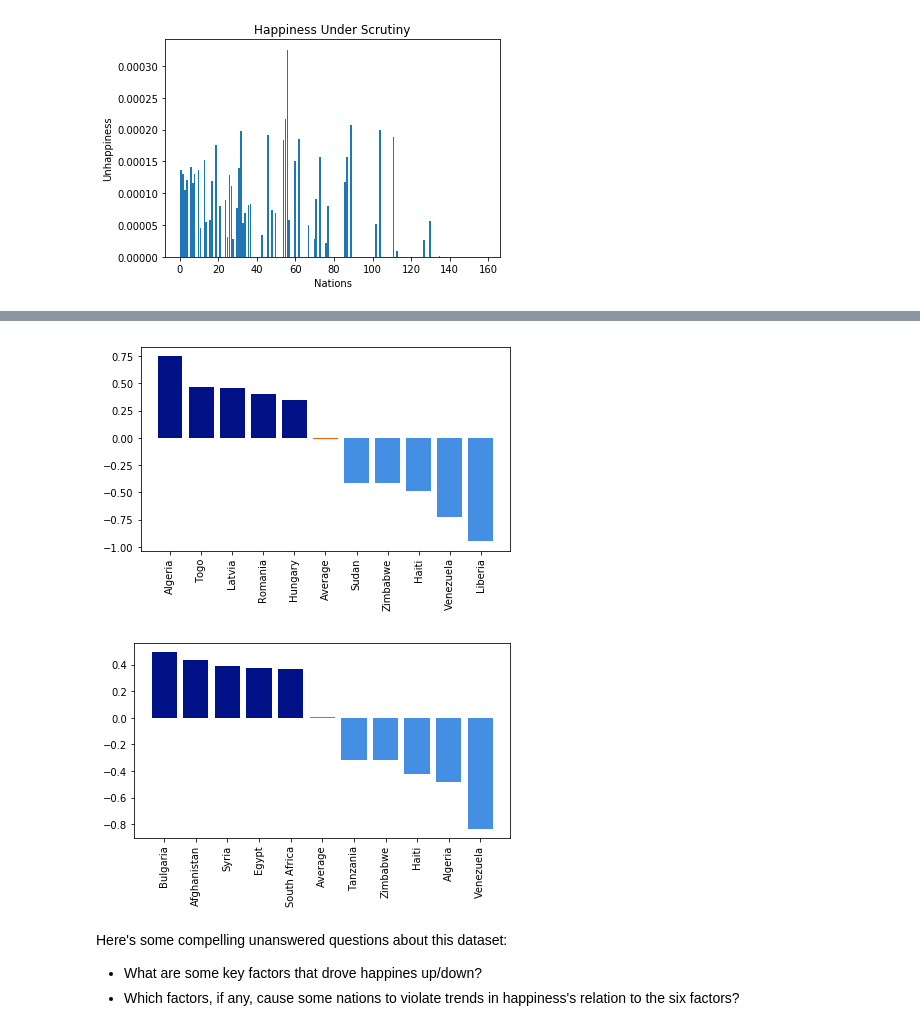
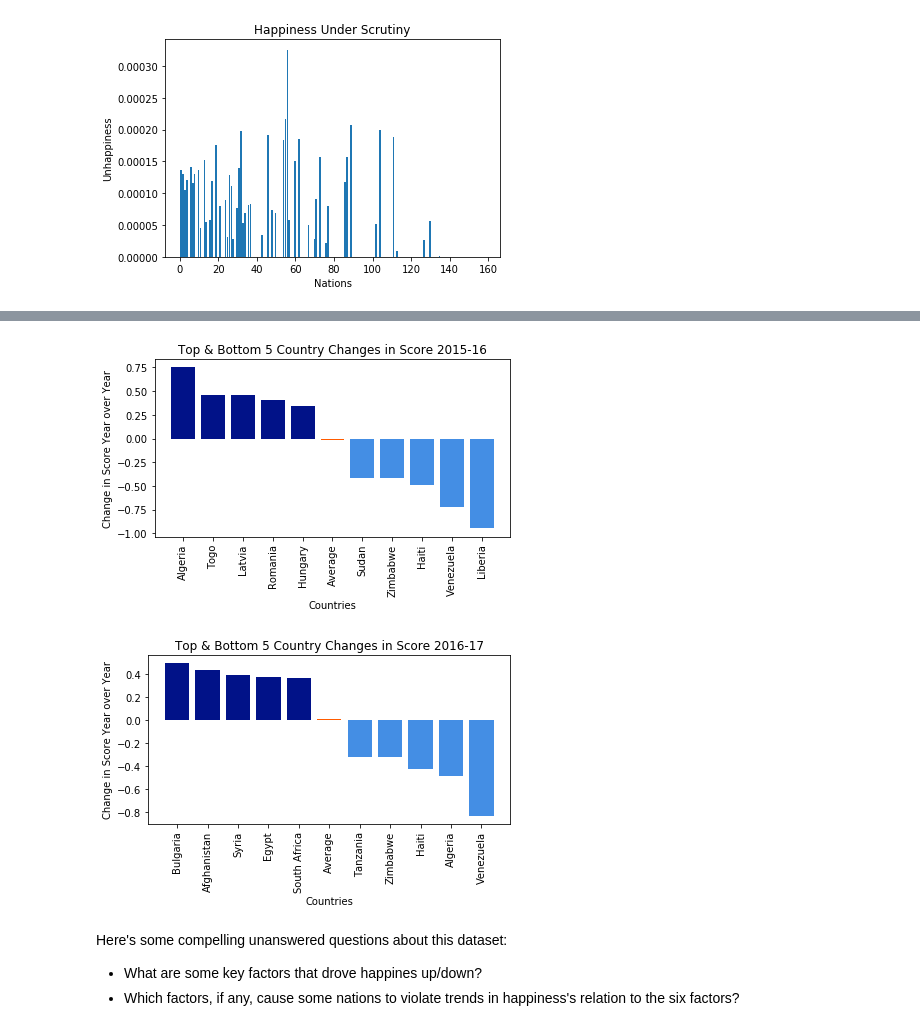
Before and after one commit to jamesboyd2008/happy-project, a Jupyter notebook: happy.ipynb, the cells around one changed output, grey strips where cells are left out. Cells and saved outputs as stored; diff of their text form; code cells hidden in the pictures.

```diff
--- a/happy.ipynb
+++ b/happy.ipynb
@@ -197,7 +212,7 @@ plt.show()
 def secondElem(s):
     return s[1]
 
-def barGraph(xVals, yVals):
+def barGraph(xVals, yVals, yaxisLabel, xaxisLabel, Title):
     top5 = '#011288'
     avg = '#ff5b00'
     bot5 = '#448ee4'
@@ -205,6 +220,9 @@ def barGraph(xVals, yVals):
     ind = range(len(xVals))
     plt.bar(ind, yVals, color=colorList)
     plt.xticks(ind, xVals, rotation=90)
+    plt.xlabel(xaxisLabel)
+    plt.ylabel(yaxisLabel)
+    plt.title(Title)
     plt.tight_layout()
     plt.show()
 
@@ -292,37 +310,37 @@ xVals1 = []
 yVals1 = []
 for (country,change) in top5_15to16:
     xVals1.append(country)
     yVals1.append(change)
 xVals1.append('Average')
 yVals1.append(avgChange1)
 for (country,change) in bot5_15to16:
     xVals1.append(country)
     yVals1.append(change)
 # print(xVals1)
 # print(yVals1)
 
 xVals2 = []
 yVals2 = []
 for (country,change) in top5_16to17:
     xVals2.append(country)
     yVals2.append(change)
 xVals2.append('Average')
 yVals2.append(avgChange2)
 for (country,change) in bot5_16to17:
     xVals2.append(country)
     yVals2.append(change)
 # print(xVals2)
 # print(yVals2)
 
-barGraph(xVals1, yVals1)
-barGraph(xVals2, yVals2)
+barGraph(xVals1, yVals1,"Change in Score Year over Year", "Countries", "Top & Bottom 5 Country Changes in Score 2015-16" )
+barGraph(xVals2, yVals2,"Change in Score Year over Year", "Countries", "Top & Bottom 5 Country Changes in Score 2016-17" )
 
 f15.close()
 f16.close()
 f17.close()
 # %% [output]
-[figure, old version]
+[figure, new version]
-[figure, old version]
+[figure, new version]
 # %% [markdown]
 Here's some compelling unanswered questions about this dataset:
 - What are some key factors that drove happines up/down?
```
Also changed, not shown: parts of 4 cells of this notebook.
